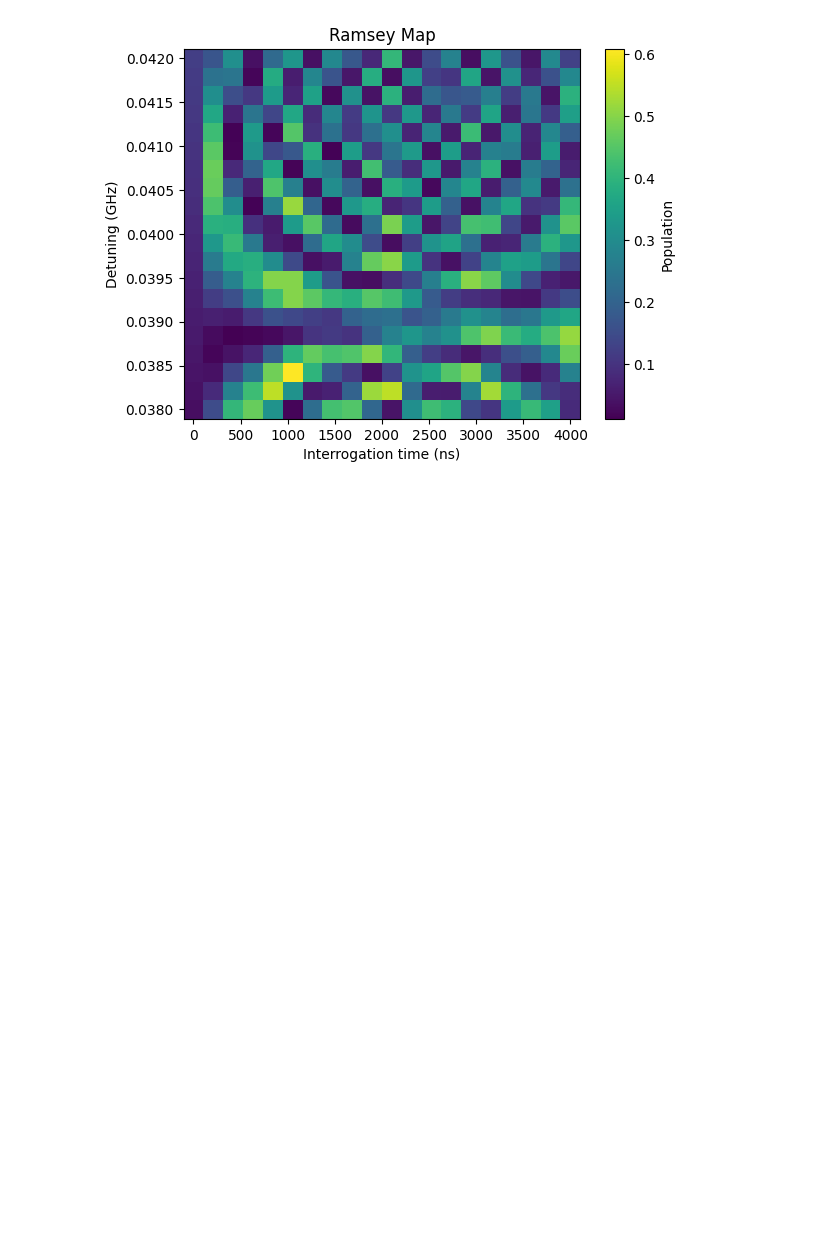
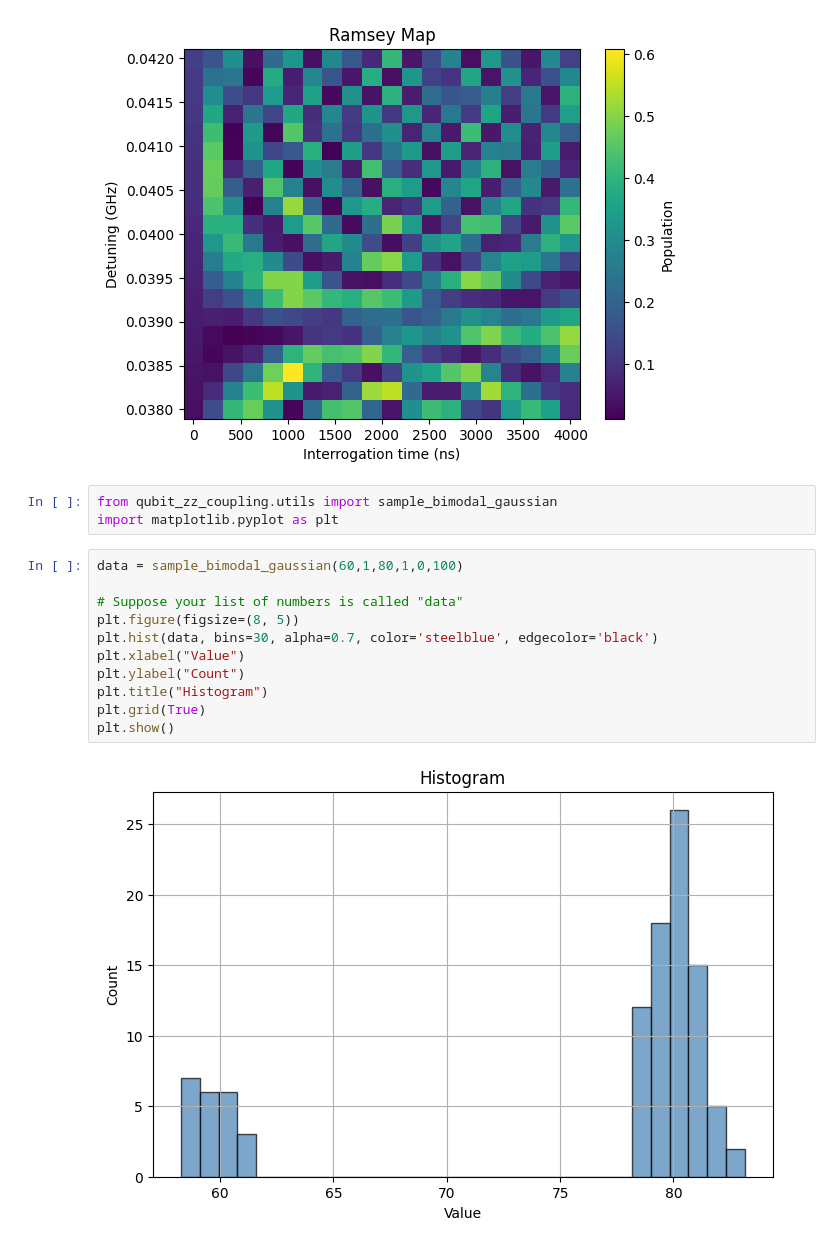
Before and after one commit to jyamaoka/qubit_zz_coupling, a Jupyter notebook: examples/ramsey_scan_q1.ipynb, the cells around one changed output. Saved outputs shown, nothing was run; the diff lists cells and outputs as text; blank space fills up the shorter version.

```diff
--- a/examples/ramsey_scan_q1.ipynb
+++ b/examples/ramsey_scan_q1.ipynb
@@ -283,3 +283,19 @@ plt.colorbar(label="Population")
 plt.show()
 # %% [output]
 [figure]
+# %%
+from qubit_zz_coupling.utils import sample_bimodal_gaussian
+import matplotlib.pyplot as plt
+# %%
+data = sample_bimodal_gaussian(60,1,80,1,0,100)
+
+# Suppose your list of numbers is called "data"
+plt.figure(figsize=(8, 5))
+plt.hist(data, bins=30, alpha=0.7, color='steelblue', edgecolor='black')
+plt.xlabel("Value")
+plt.ylabel("Count")
+plt.title("Histogram")
+plt.grid(True)
+plt.show()
+# %% [output]
+[figure, added]
```
Also changed, not shown: parts of 6 cells of this notebook, 1 other file.
